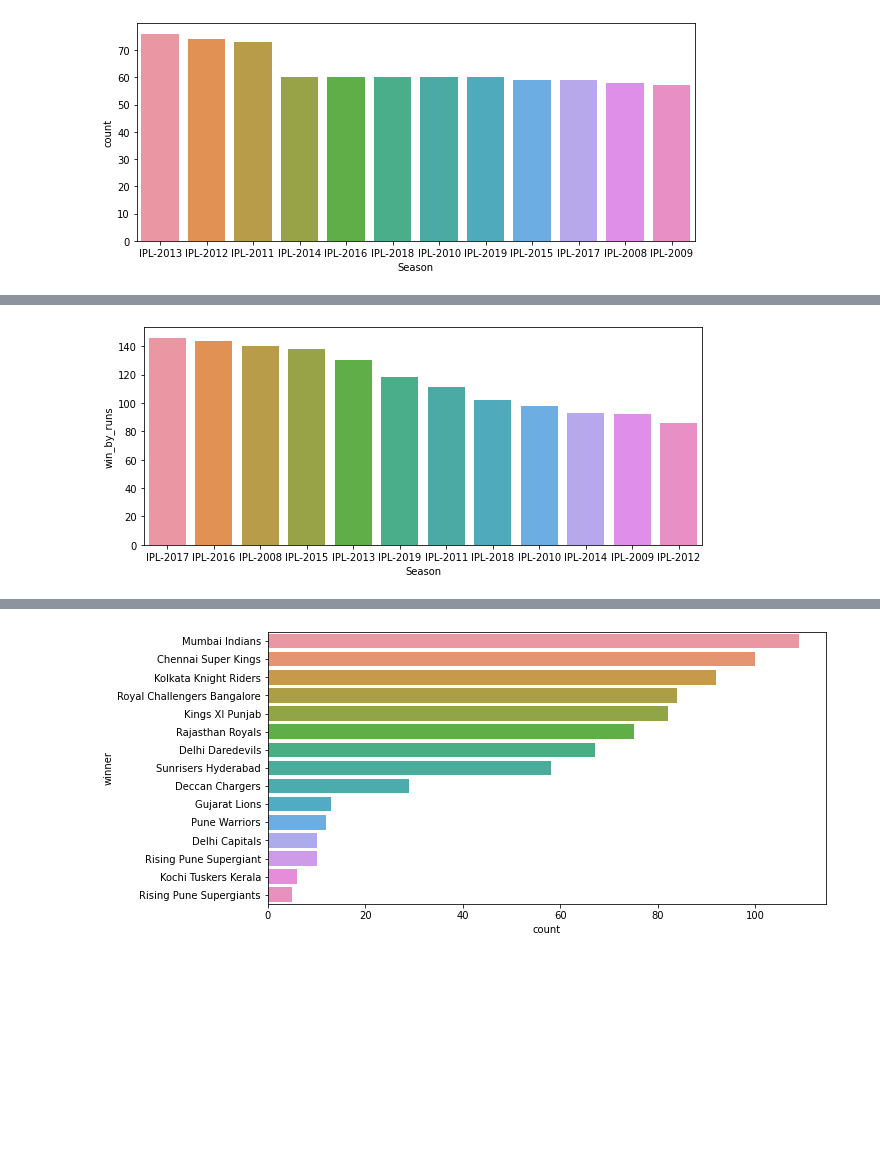
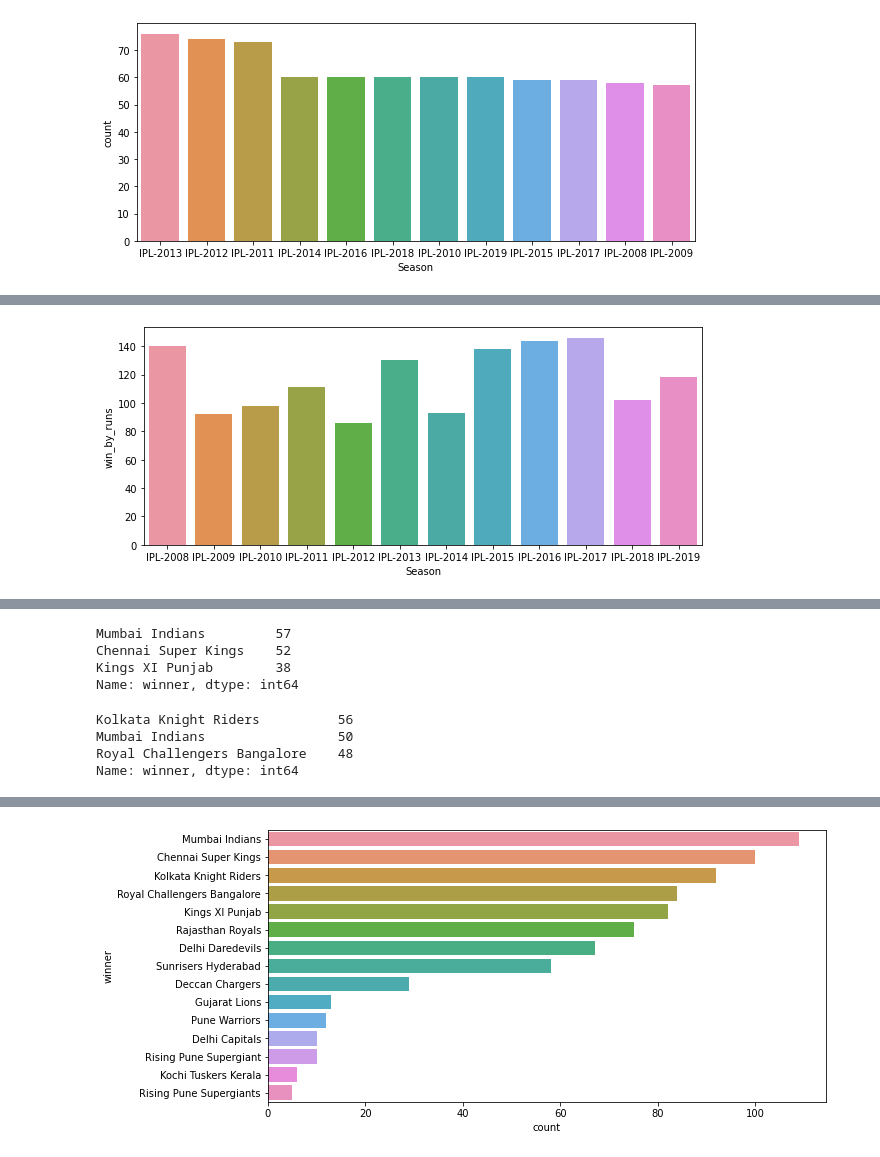
Before and after one commit to sulagna206/IPL-data, a Jupyter notebook: EDA.ipynb, the cells around one changed output, grey strips where cells are left out. Cells and saved outputs as stored; diff of their text form; code cells hidden in the pictures; blank space fills up the shorter version.

```diff
--- a/EDA.ipynb
+++ b/EDA.ipynb
@@ -117,0 +112,6 @@ g = g.sort_values('win_by_runs',ascending=False)
+# %%
+sort_bat = bat.sort_values(by='win_by_runs',ascending=False)
+# %%
+#in each season which team has won by batting first with highest runs
+sort_bat = (sort_bat.groupby('Season',as_index=False).agg({'win_by_runs':'max','winner':'first'}))
+sort_bat
@@ -118,9 +132,9 @@ g = g.sort_values('win_by_runs',ascending=False)
 # %%
 #bar plot for max winning run score in each season
 plt.figure(figsize=(10,4))
-sns.barplot(x=g['Season'],y=g['win_by_runs'],data = g)
+sns.barplot(x=sort_bat['Season'],y=sort_bat['win_by_runs'],data = sort_bat)
 plt.show()
 # %% [output]
-[figure, old version]
+[figure, new version]
 # %%
 #highest winning run score in IPL
@@ -128,3 +142,21 @@ data[data['win_by_runs']==data['win_by_runs'].max()]
 # %% [output]
 |  | id | Season | city | date | team1 | team2 | toss_winner | toss_decision | result | dl_applied | ... |
 | 43 | 44 | IPL-2017 | Delhi | 06-05-2017 | Mumbai Indians | Delhi Daredevils | Delhi Daredevils | field | normal | 0 | ... |
+# %%
+#highest time winner by batting first
+top3_bat = bat['winner'].value_counts()[:3]
+top3_bat
+# %% [output]
+Mumbai Indians         57
+Chennai Super Kings    52
+Kings XI Punjab        38
+Name: winner, dtype: int64
+# %%
+#highest time winner by batting second
+top3_wick = wick['winner'].value_counts()[:3]
+top3_wick
+# %% [output]
+Kolkata Knight Riders          56
+Mumbai Indians                 50
+Royal Challengers Bangalore    48
+Name: winner, dtype: int64
```
Also changed, not shown: parts of 16 cells of this notebook.
